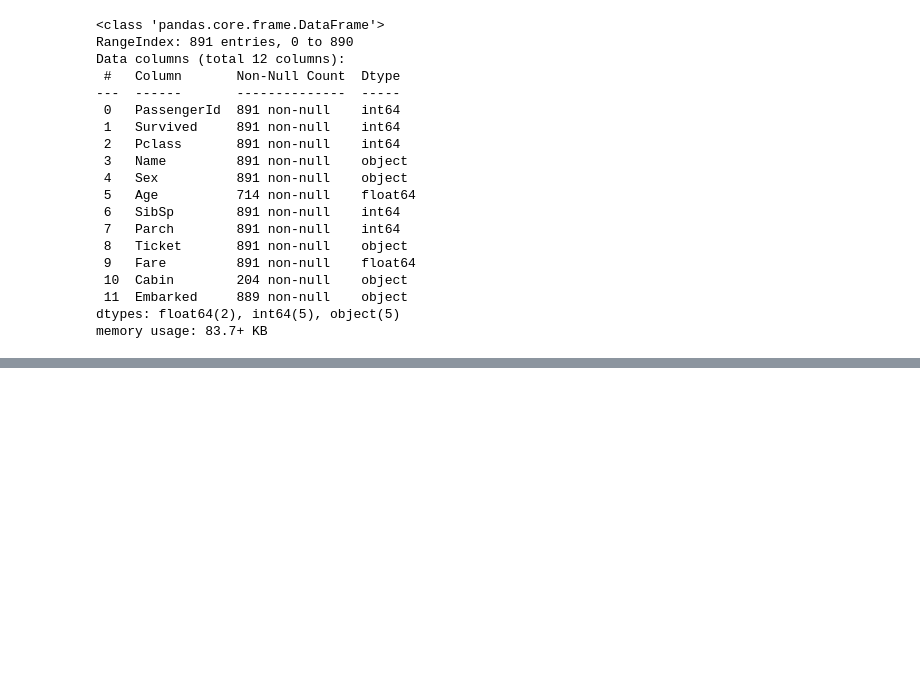
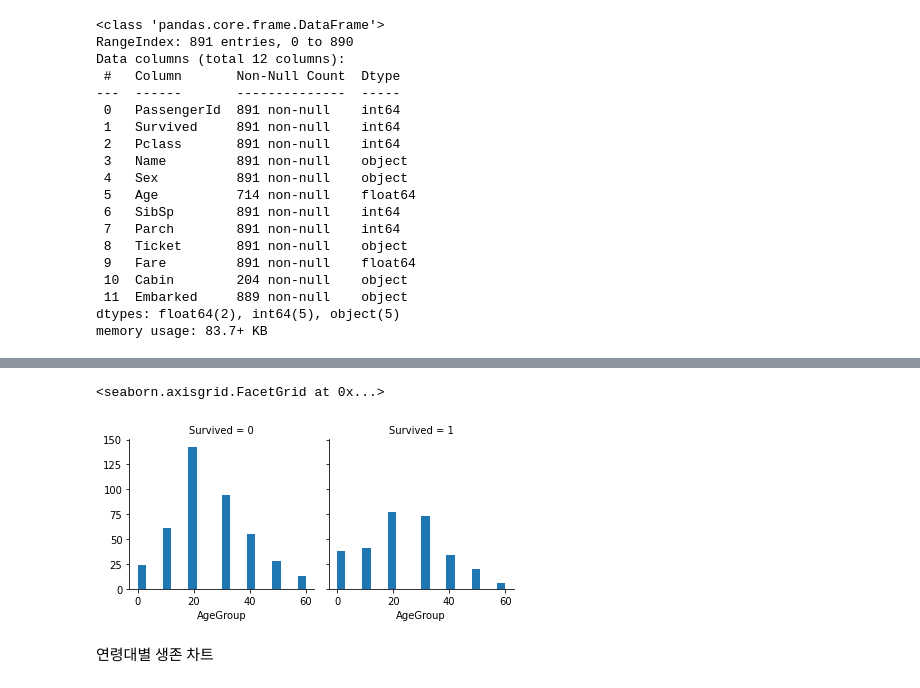
Before and after one commit to Lee2532/kaggle_study, a Jupyter notebook: titanic/타이타닉 분석.ipynb, the cells around one changed output, grey strips where cells are left out. Drawn from its saved outputs; the diff is of its cells as text; code cells hidden in the pictures; blank space fills up the shorter version.

```diff
--- a/titanic/타이타닉 분석.ipynb
+++ b/titanic/타이타닉 분석.ipynb
@@ -58,0 +144,4 @@ Name: Sex, Length: 891, dtype: object
+# %%
+label = [0,10,20,30,40,50,60]
+Age_list = list(range(0,71,10))
+train_df['AgeGroup'] = pd.cut(train_df['Age'],Age_list, right=False, labels=label[:])
@@ -58,0 +164,8 @@ Name: Sex, Length: 891, dtype: object
+# %%
+g = sns.FacetGrid(train_df, col='Survived')
+g.map(plt.hist, 'AgeGroup', bins=20)
+# %% [output]
+<seaborn.axisgrid.FacetGrid at 0x...>
+[figure, added]
+# %% [markdown]
+연령대별 생존 차트
```
Also changed, not shown: parts of 53 cells of this notebook.
